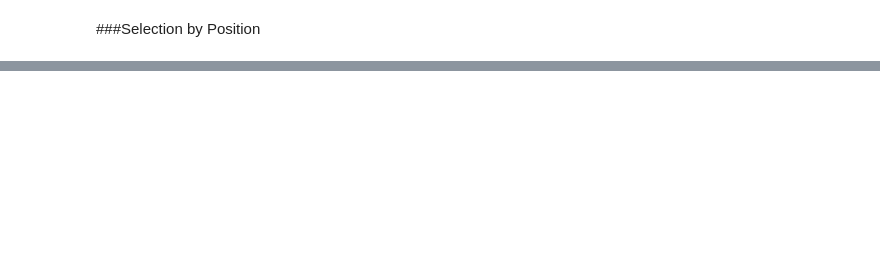
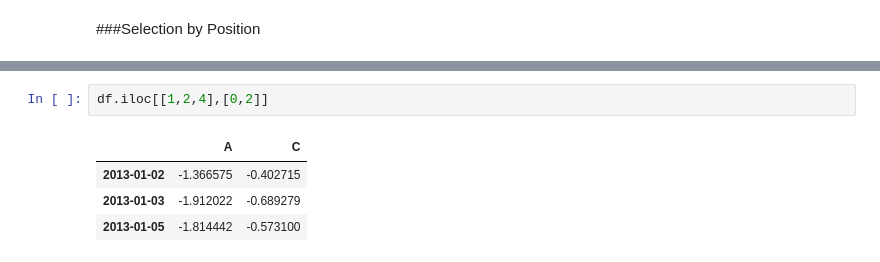
Before and after one commit to clipper0417/Pandas, a Jupyter notebook: 10_Minutes_To_Pandas.ipynb, the cells around one changed output, grey strips where cells are left out. Cells and saved outputs as stored; diff of their text form; blank space fills up the shorter version.

```diff
--- a/10_Minutes_To_Pandas.ipynb
+++ b/10_Minutes_To_Pandas.ipynb
@@ -213,0 +235,7 @@ df.at[dates[0],'A']
+# %%
+df.iloc[[1,2,4],[0,2]]
+# %% [output]
+|  | A | C |
+| 2013-01-02 | -1.366575 | -0.402715 |
+| 2013-01-03 | -1.912022 | -0.689279 |
+| 2013-01-05 | -1.814442 | -0.573100 |
```
Also changed, not shown: parts of 27 cells of this notebook.
